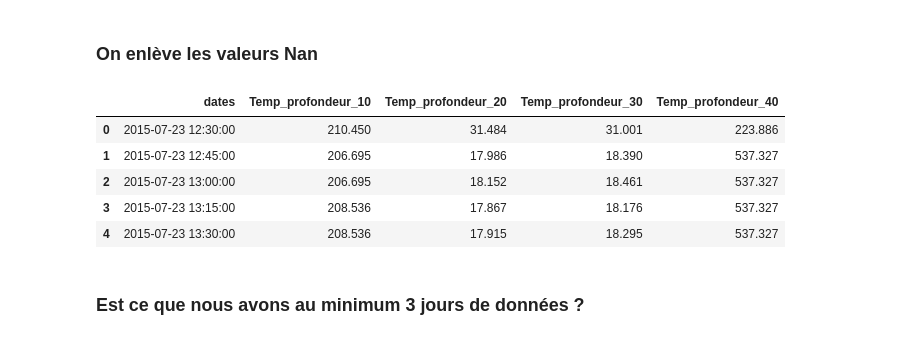
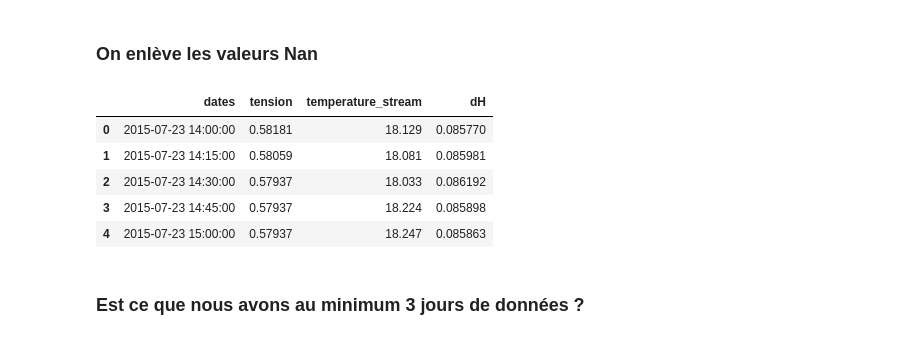
Before and after one commit to Lauredesorgues/MOLONARI_projet_3-, a Jupyter notebook: traitement_data_molonari_12-10_Laure.ipynb, the cells around one changed output. Saved outputs shown, nothing was run; the diff lists cells and outputs as text; code cells hidden in the pictures.

```diff
--- a/traitement_data_molonari_12-10_Laure.ipynb
+++ b/traitement_data_molonari_12-10_Laure.ipynb
@@ -207,14 +207,14 @@ for point in data:
     point['pression']['dates'] = pd.to_datetime(point['pression']['dates'], format='%m/%d/%y %I:%M:%S %p')
     point['temperature']['dates'] = pd.to_datetime(point['temperature']['dates'], format='%m/%d/%y %I:%M:%S %p')
 # %%
-data[0]['temperature'].head(5)
+data[0]['pression'].head(5)
 # %% [output]
-|  | dates | Temp_profondeur_10 | Temp_profondeur_20 | Temp_profondeur_30 | Temp_profondeur_40 |
-| 0 | 2015-07-23 12:30:00 | 210.450 | 31.484 | 31.001 | 223.886 |
-| 1 | 2015-07-23 12:45:00 | 206.695 | 17.986 | 18.390 | 537.327 |
-| 2 | 2015-07-23 13:00:00 | 206.695 | 18.152 | 18.461 | 537.327 |
-| 3 | 2015-07-23 13:15:00 | 208.536 | 17.867 | 18.176 | 537.327 |
-| 4 | 2015-07-23 13:30:00 | 208.536 | 17.915 | 18.295 | 537.327 |
+|  | dates | tension | temperature_stream | dH |
+| 0 | 2015-07-23 14:00:00 | 0.58181 | 18.129 | 0.085770 |
+| 1 | 2015-07-23 14:15:00 | 0.58059 | 18.081 | 0.085981 |
+| 2 | 2015-07-23 14:30:00 | 0.57937 | 18.033 | 0.086192 |
+| 3 | 2015-07-23 14:45:00 | 0.57937 | 18.224 | 0.085898 |
+| 4 | 2015-07-23 15:00:00 | 0.57937 | 18.247 | 0.085863 |
 # %%
 for x in data :
     # Traiter chaque colonne sauf la colonne des dates
```
Also changed, not shown: 1 other file.
